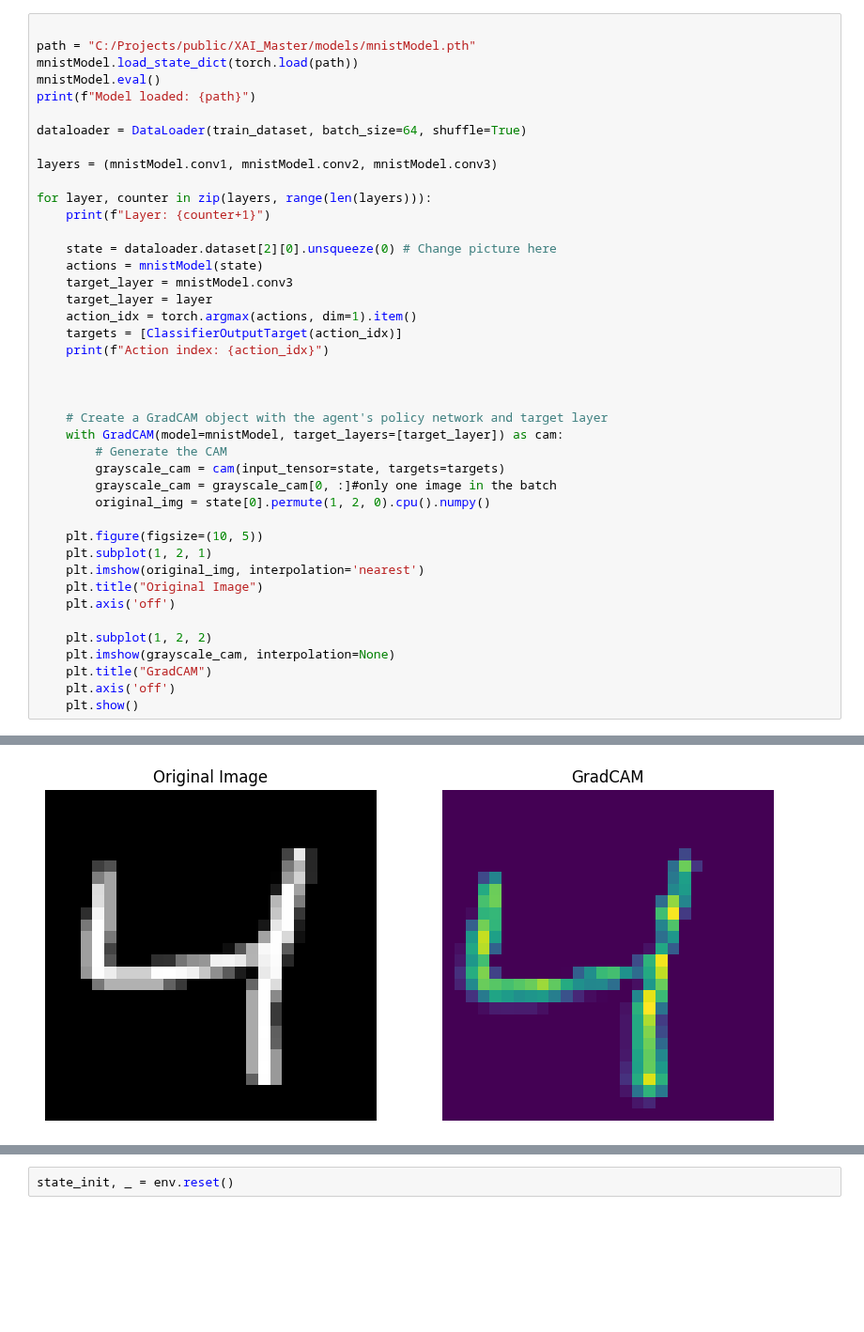
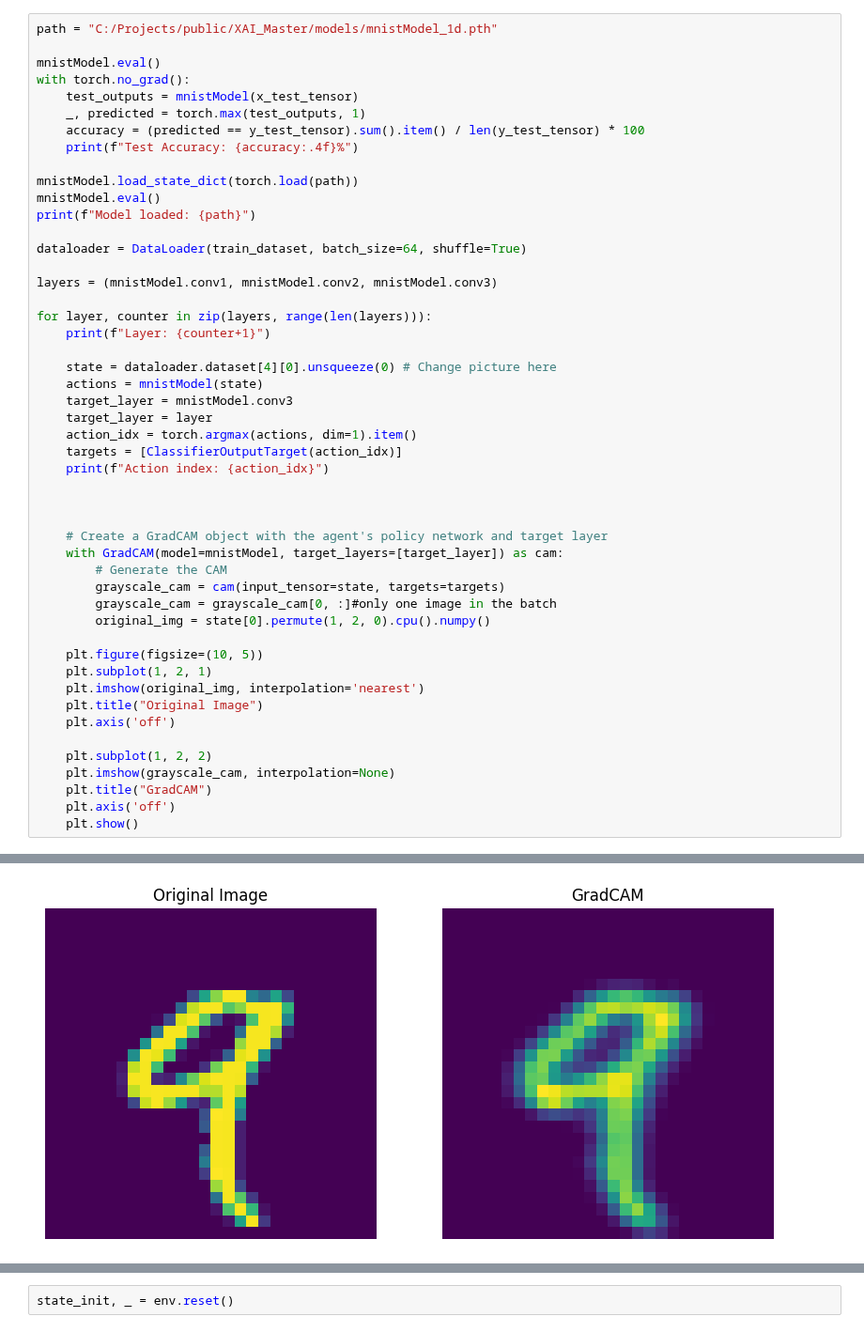
Before and after one commit to gunhamn/public, a Jupyter notebook: XAI_Master/gradCam.ipynb, the cells around one changed output, grey strips where cells are left out. Shown at 94% size. Cells and saved outputs as stored; diff of their text form; blank space fills up the shorter version.

```diff
--- a/XAI_Master/gradCam.ipynb
+++ b/XAI_Master/gradCam.ipynb
@@ -205,8 +213,15 @@ neural_network(
   (fc2): Linear(in_features=128, out_features=10, bias=True)
 )
 # %%
+path = "C:/Projects/public/XAI_Master/models/mnistModel_1d.pth"
 
-path = "C:/Projects/public/XAI_Master/models/mnistModel.pth"
+mnistModel.eval()
+with torch.no_grad():
+    test_outputs = mnistModel(x_test_tensor)
+    _, predicted = torch.max(test_outputs, 1)
+    accuracy = (predicted == y_test_tensor).sum().item() / len(y_test_tensor) * 100
+    print(f"Test Accuracy: {accuracy:.4f}%")
+
 mnistModel.load_state_dict(torch.load(path))
 mnistModel.eval()
 print(f"Model loaded: {path}")
@@ -218,7 +233,7 @@ layers = (mnistModel.conv1, mnistModel.conv2, mnistModel.conv3)
 for layer, counter in zip(layers, range(len(layers))):
     print(f"Layer: {counter+1}")
 
-    state = dataloader.dataset[2][0].unsqueeze(0) # Change picture here
+    state = dataloader.dataset[4][0].unsqueeze(0) # Change picture here
     actions = mnistModel(state)
     target_layer = mnistModel.conv3
     target_layer = layer
@@ -256,2 +272,2 @@ Action index: 4
-[figure, old version]
+[figure, new version]
 Layer: 3
```
Also changed, not shown: parts of 8 cells of this notebook, 6 other files.
